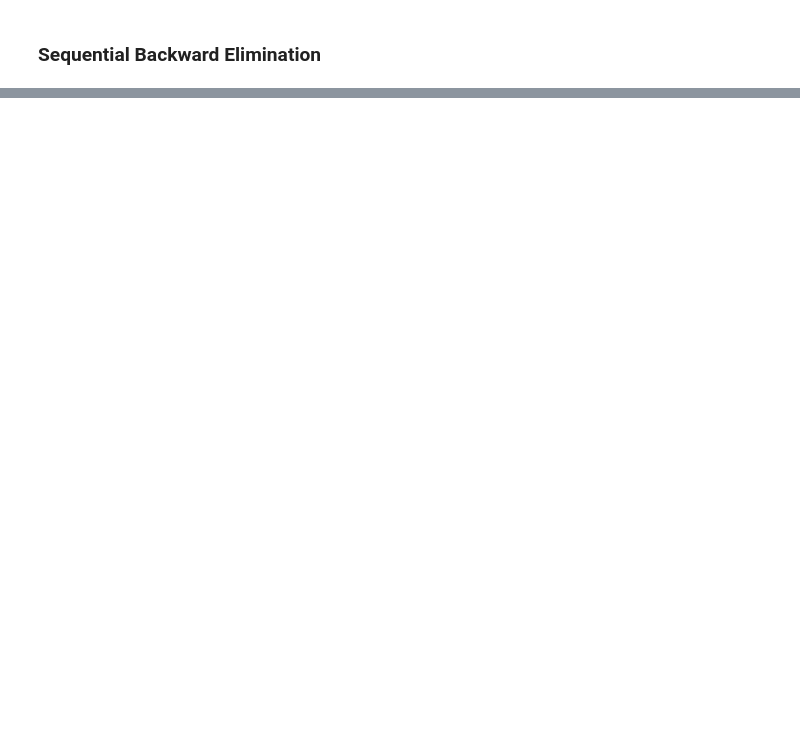
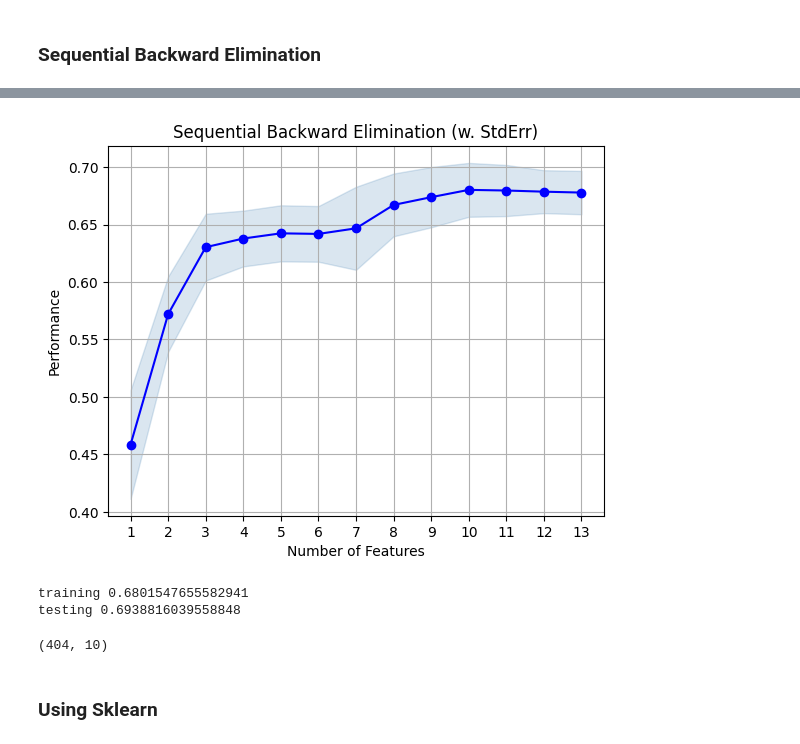
Before and after one commit to DevRitesh08/Machine-Learning-From-Scratch, a Jupyter notebook: Supervised ML/Feature Selection/FS 2.ipynb, the cells around one changed output, grey strips where cells are left out. Cells and saved outputs as stored; diff of their text form; code cells hidden in the pictures; blank space fills up the shorter version.

```diff
--- a/Supervised ML/Feature Selection/FS 2.ipynb
+++ b/Supervised ML/Feature Selection/FS 2.ipynb
@@ -261,0 +299,13 @@ testing 0.5298053939512192
+# %%
+# check null values in the dataset
+
+print(np.isnan(x_train).sum())
+print(np.isnan(x_test).sum())
+print(np.isnan(y_test).sum())
+print(np.isnan(y_train).sum())
+
+# remove null values from x_train and x_test
+
+x_train = np.nan_to_num(x_train)
+x_test = np.nan_to_num(x_test)
+# this will replace all the null values with 0 and inf values with large finite numbers. This is a common technique to handle missing values in the dataset.
@@ -261,0 +330,4 @@ testing 0.5298053939512192
+# %%
+sc = StandardScaler()
+x_train = sc.fit_transform(x_train)
+x_test = sc.transform(x_test)
@@ -261,0 +342,12 @@ testing 0.5298053939512192
+# %%
+
+lr = LinearRegression()
+
+# perform backward elimination
+sfs = SFS(lr, k_features='best', forward=False, floating=False, scoring='r2',cv=5)
+# forward=True means we are performing forward selection, k_features='best' means we want to select the
+# best features based on the scoring metric, floating=False means we are not allowing the algorithm to
+# remove features once they have been added, cv=5 means we are using 5-fold cross validation to evaluate
+# the model performance.
+
+sfs.fit(x_train, y_train)
@@ -261,0 +389,28 @@ testing 0.5298053939512192
+# %%
+from mlxtend.plotting import plot_sequential_feature_selection as plot_sfs
+
+
+fig1 = plot_sfs(sfs.get_metric_dict(), kind='std_err',)
+
+plt.title('Sequential Backward Elimination (w. StdErr)')
+plt.grid()
+plt.show()
+# %% [output]
+[figure, added]
+# %%
+X_train_sel = sfs.transform(x_train)
+X_test_sel = sfs.transform(x_test)
+
+model = LinearRegression()
+
+print("training",np.mean(cross_val_score(model, X_train_sel, y_train, cv=5, scoring='r2')))
+print("testing",np.mean(cross_val_score(model, X_test_sel, y_test, cv=5, scoring='r2')))
+# %% [output]
+training 0.6801547655582941
+testing 0.6938816039558848
+# %%
+X_train_sel.shape
+# %% [output]
+(404, 10)
+# %% [markdown]
+### Using Sklearn
```
Also changed, not shown: parts of 18 cells of this notebook.
